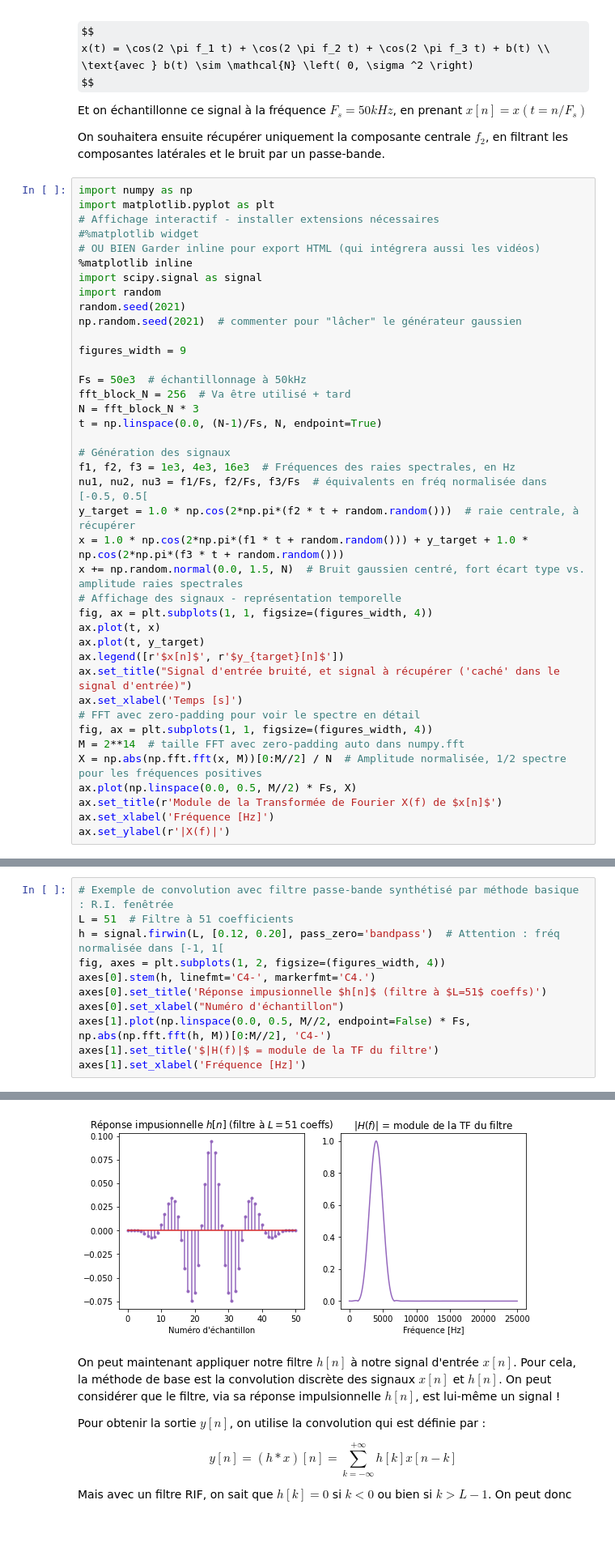
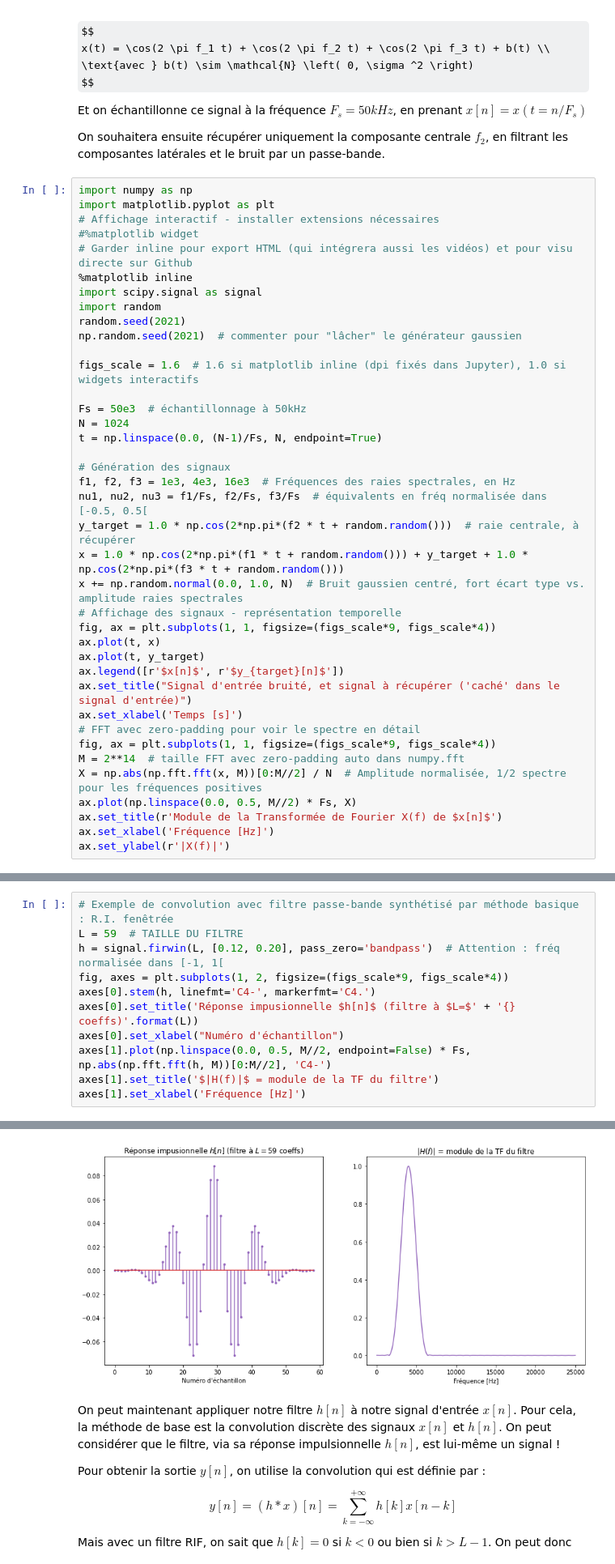
Before and after one commit to gwendal-lv/DSP_courses, a Jupyter notebook: DSP_overlap_add.ipynb, the cells around one changed output, grey strips where cells are left out. Shown at 81% size. Cells and saved outputs as stored; diff of their text form; some formulas as TeX source; blank space fills up the shorter version.

```diff
--- a/DSP_overlap_add.ipynb
+++ b/DSP_overlap_add.ipynb
@@ -47,18 +45,17 @@ import numpy as np
 import matplotlib.pyplot as plt
 # Affichage interactif - installer extensions nécessaires
 #%matplotlib widget
-# OU BIEN Garder inline pour export HTML (qui intégrera aussi les vidéos)
+# Garder inline pour export HTML (qui intégrera aussi les vidéos) et pour visu directe sur Github
 %matplotlib inline
 import scipy.signal as signal
 import random
 random.seed(2021)
 np.random.seed(2021)  # commenter pour "lâcher" le générateur gaussien
 
-figures_width = 9
+figs_scale = 1.6  # 1.6 si matplotlib inline (dpi fixés dans Jupyter), 1.0 si widgets interactifs
 
 Fs = 50e3  # échantillonnage à 50kHz
-fft_block_N = 256  # Va être utilisé + tard
-N = fft_block_N * 3
+N = 1024
 t = np.linspace(0.0, (N-1)/Fs, N, endpoint=True)
 
 # Génération des signaux
@@ -66,16 +63,16 @@ f1, f2, f3 = 1e3, 4e3, 16e3  # Fréquences des raies spectrales, en Hz
 nu1, nu2, nu3 = f1/Fs, f2/Fs, f3/Fs  # équivalents en fréq normalisée dans [-0.5, 0.5[
 y_target = 1.0 * np.cos(2*np.pi*(f2 * t + random.random()))  # raie centrale, à récupérer
 x = 1.0 * np.cos(2*np.pi*(f1 * t + random.random())) + y_target + 1.0 * np.cos(2*np.pi*(f3 * t + random.random()))
-x += np.random.normal(0.0, 1.5, N)  # Bruit gaussien centré, fort écart type vs. amplitude raies spectrales
+x += np.random.normal(0.0, 1.0, N)  # Bruit gaussien centré, fort écart type vs. amplitude raies spectrales
 # Affichage des signaux - représentation temporelle
-fig, ax = plt.subplots(1, 1, figsize=(figures_width, 4))
+fig, ax = plt.subplots(1, 1, figsize=(figs_scale*9, figs_scale*4))
 ax.plot(t, x)
 ax.plot(t, y_target)
 ax.legend([r'$x[n]$', r'$y_{target}[n]$'])
 ax.set_title("Signal d'entrée bruité, et signal à récupérer ('caché' dans le signal d'entrée)")
 ax.set_xlabel('Temps [s]')
 # FFT avec zero-padding pour voir le spectre en détail
-fig, ax = plt.subplots(1, 1, figsize=(figures_width, 4))
+fig, ax = plt.subplots(1, 1, figsize=(figs_scale*9, figs_scale*4))
 M = 2**14  # taille FFT avec zero-padding auto dans numpy.fft
 X = np.abs(np.fft.fft(x, M))[0:M//2] / N  # Amplitude normalisée, 1/2 spectre pour les fréquences positives
 ax.plot(np.linspace(0.0, 0.5, M//2) * Fs, X)
@@ -96,17 +93,17 @@ La taille $L$ de la réponse impulsionnelle est aussi le nombre de coefficients
 # %%
 # Exemple de convolution avec filtre passe-bande synthétisé par méthode basique : R.I. fenêtrée
-L = 51  # Filtre à 51 coefficients
+L = 59  # TAILLE DU FILTRE
 h = signal.firwin(L, [0.12, 0.20], pass_zero='bandpass')  # Attention : fréq normalisée dans [-1, 1[
-fig, axes = plt.subplots(1, 2, figsize=(figures_width, 4))
+fig, axes = plt.subplots(1, 2, figsize=(figs_scale*9, figs_scale*4))
 axes[0].stem(h, linefmt='C4-', markerfmt='C4.')
-axes[0].set_title('Réponse impusionnelle $h[n]$ (filtre à $L=51$ coeffs)')
+axes[0].set_title('Réponse impusionnelle $h[n]$ (filtre à $L=$' + '{} coeffs)'.format(L))
 axes[0].set_xlabel("Numéro d'échantillon")
 axes[1].plot(np.linspace(0.0, 0.5, M//2, endpoint=False) * Fs, np.abs(np.fft.fft(h, M))[0:M//2], 'C4-')
 axes[1].set_title('$|H(f)|$ = module de la TF du filtre')
 axes[1].set_xlabel('Fréquence [Hz]')
 # %% [output]
 Text(0.5, 0, 'Fréquence [Hz]')
-[figure, old version]
+[figure, new version]
 # %% [markdown]
 On peut maintenant appliquer notre filtre $h[n]$ à notre signal d'entrée $x[n]$. Pour cela, la méthode de base est la convolution discrète des signaux $x[n]$ et $h[n]$. On peut considérer que le filtre, via sa réponse impulsionnelle $h[n]$, est lui-même un signal !
 
```
Also changed, not shown: parts of 28 cells of this notebook.
